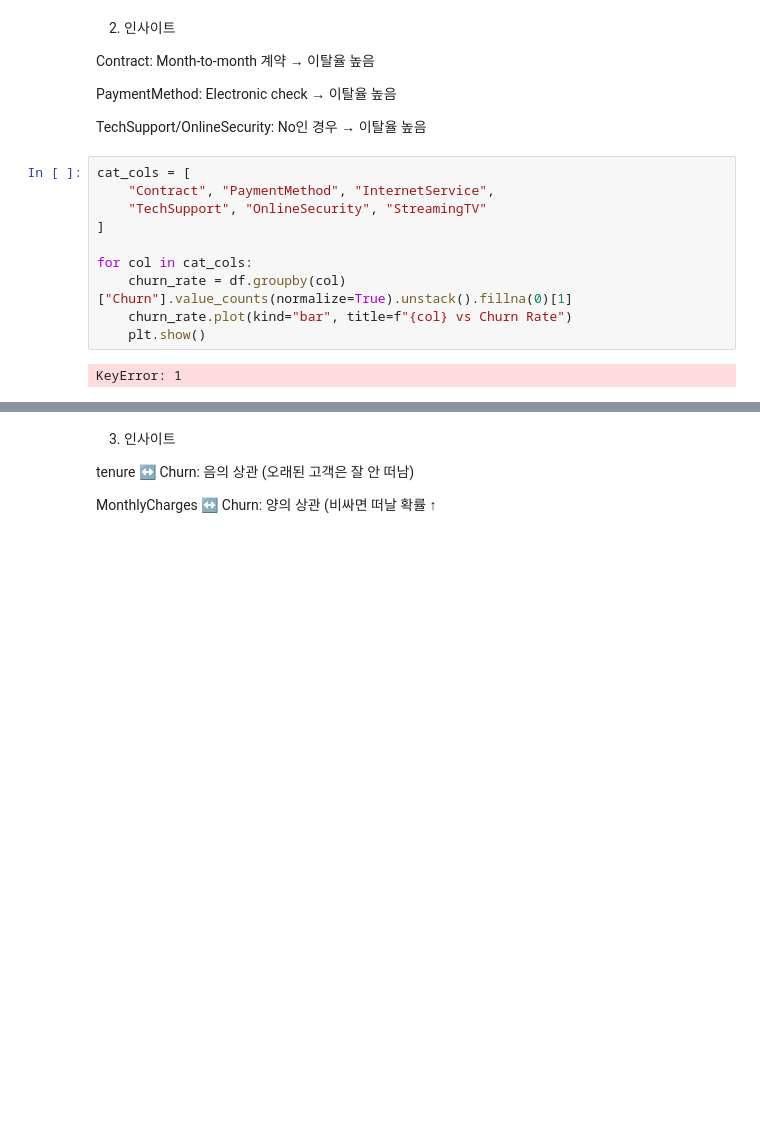
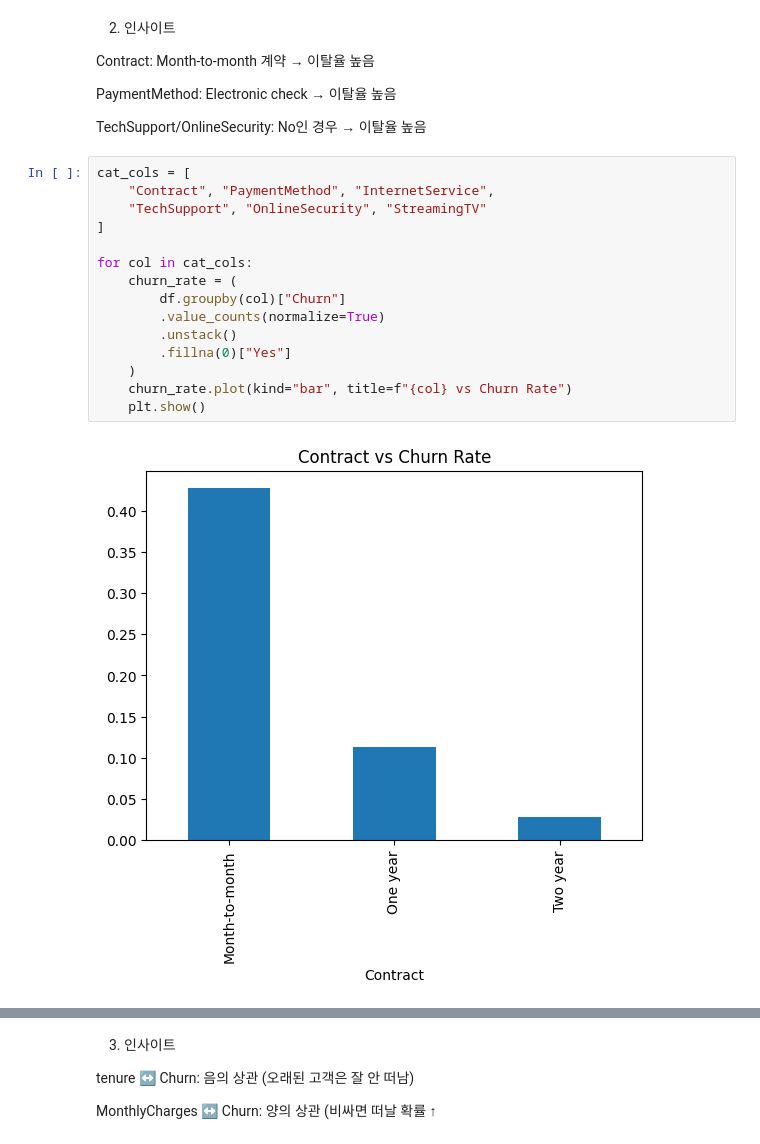
Before and after one commit to gracelee087/Retain_Flow_Automation-, a Jupyter notebook: notebook/Churn_EDA.ipynb, the cells around one changed output, grey strips where cells are left out. Saved outputs shown, nothing was run; the diff lists cells and outputs as text; blank space fills up the shorter version.

```diff
--- a/notebook/Churn_EDA.ipynb
+++ b/notebook/Churn_EDA.ipynb
@@ -394,12 +395,17 @@ TechSupport/OnlineSecurity: No인 경우 → 이탈율 높음
 # %%
 cat_cols = [
     "Contract", "PaymentMethod", "InternetService",
     "TechSupport", "OnlineSecurity", "StreamingTV"
 ]
 
 for col in cat_cols:
-    churn_rate = df.groupby(col)["Churn"].value_counts(normalize=True).unstack().fillna(0)[1]
+    churn_rate = (
+        df.groupby(col)["Churn"]
+        .value_counts(normalize=True)
+        .unstack()
+        .fillna(0)["Yes"]
+    )
     churn_rate.plot(kind="bar", title=f"{col} vs Churn Rate")
     plt.show()
 # %% [output]
-KeyError: 1
+[figure, added]
```
Also changed, not shown: parts of 2 cells of this notebook, 2 other files.
